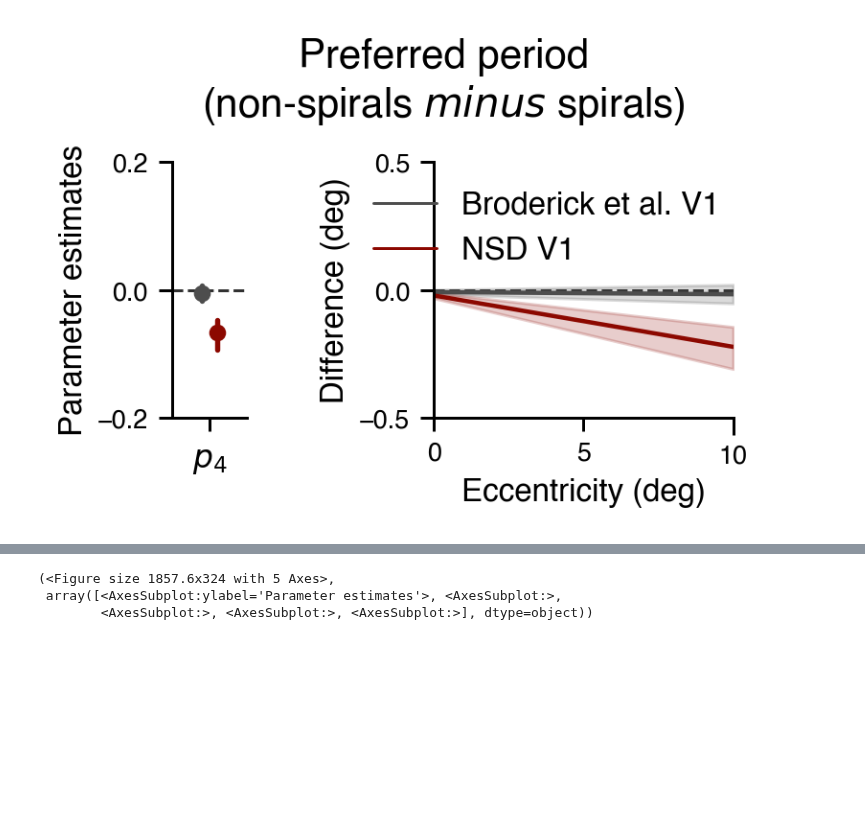
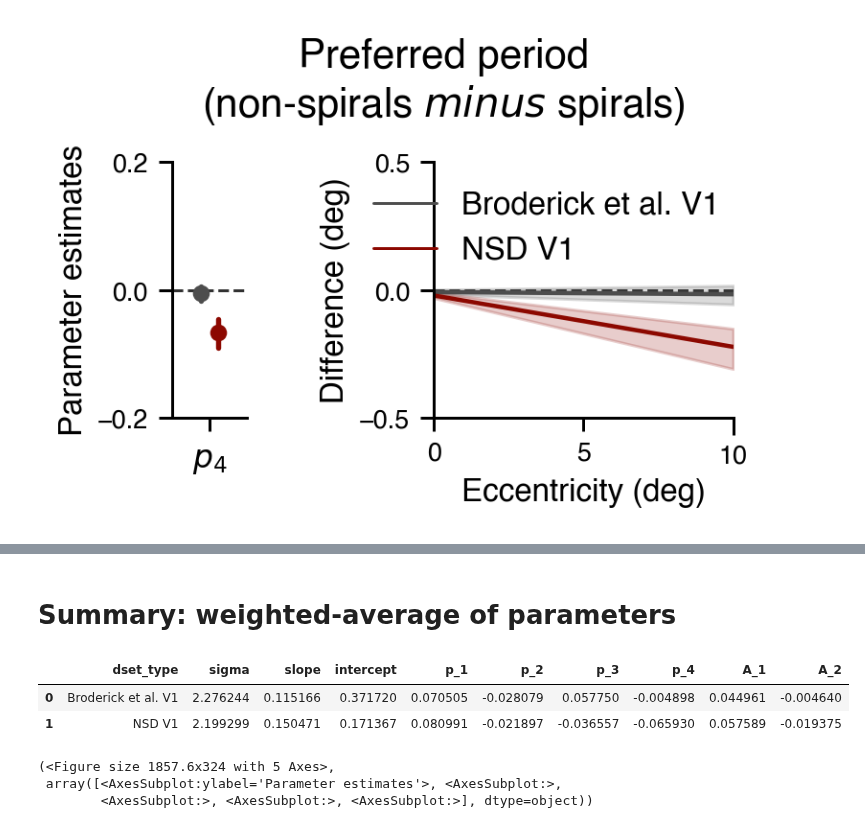
Before and after one commit to JiyeongHa/Spatial-Frequency-Preference_NSDsyn, a Jupyter notebook: notebooks/3.4-replication-plot-model-prediction.ipynb, the cells around one changed output, grey strips where cells are left out. Cells and saved outputs as stored; diff of their text form; code cells hidden in the pictures; blank space fills up the shorter version.

Commit message:
update replication notebook with minor figure changes and adding weighted average of each param

```diff
--- a/notebooks/3.4-replication-plot-model-prediction.ipynb
+++ b/notebooks/3.4-replication-plot-model-prediction.ipynb
@@ -293,3 +290,12 @@ utils.save_fig(os.path.join(fig_dir, 'sfp_model', 'results_2D', 'replication','p
+# %% [markdown]
+# Summary: weighted-average of parameters
+# %%
+PARAMS_2D = ['sigma', 'slope', 'intercept', 'p_1', 'p_2', 'p_3', 'p_4', 'A_1', 'A_2']
+utils.calculate_weighted_mean(tmp, PARAMS_2D, 'precision', groupby=['dset_type'])
+# %% [output]
+|  | dset_type | sigma | slope | intercept | p_1 | p_2 | p_3 | p_4 | A_1 | A_2 |
+| 0 | Broderick et al. V1 | 2.276244 | 0.115166 | 0.371720 | 0.070505 | -0.028079 | 0.057750 | -0.004898 | 0.044961 | -0.004640 |
+| 1 | NSD V1 | 2.199299 | 0.150471 | 0.171367 | 0.080991 | -0.021897 | -0.036557 | -0.065930 | 0.057589 | -0.019375 |
 # %%
 tmp, hue_order, pal = vis2D.filter_for_goal(final_params, 'replication')
 ylim_list = [(1, 3), (0, 0.43), (-0.2, 0.2),(-0.1,0.1), (-0.2, 0.2)]
```
Also changed, not shown: parts of 4 cells of this notebook, 4 other files.
